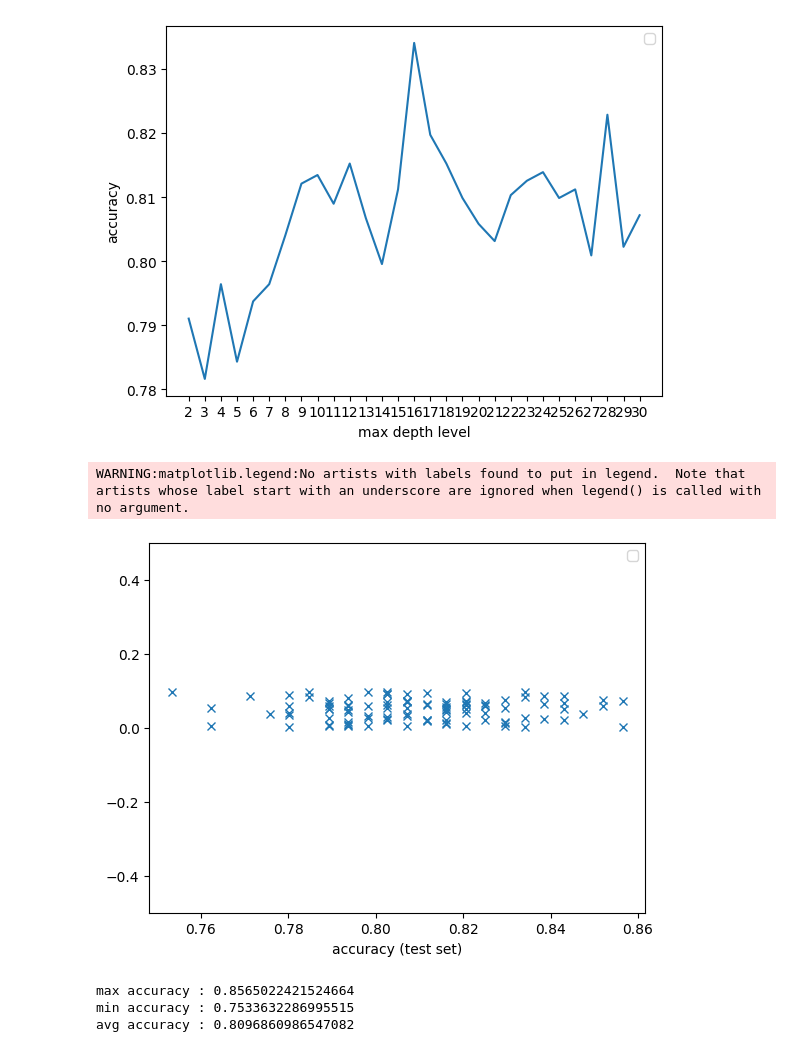
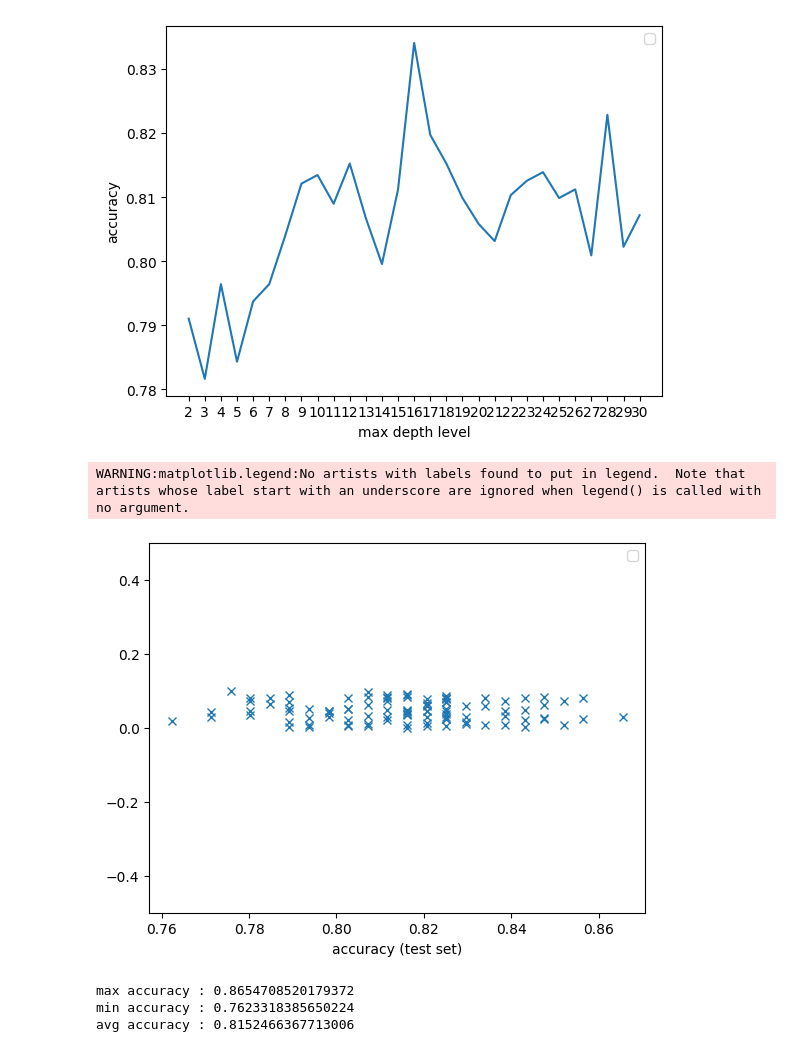
Before and after one commit to KnightChaser/ML-challenge, a Jupyter notebook: EX_challenging_problems/01_guessing_titanic_survivors/titanic_survivor_prediction_by_random_forest.ipynb, the cells around one changed output. Drawn from its saved outputs; the diff is of its cells as text; code cells hidden in the pictures.

```diff
--- a/EX_challenging_problems/01_guessing_titanic_survivors/titanic_survivor_prediction_by_random_forest.ipynb
+++ b/EX_challenging_problems/01_guessing_titanic_survivors/titanic_survivor_prediction_by_random_forest.ipynb
@@ -121,30 +121,30 @@ max accuracy: 0.8340807174887892 when 16
 # %%
 # get an average accuracy for multiple experiments
 import numpy as np
 import random
 
 accuracy_list = []
 
 trial = 100
 for _seq in range(trial):
-  accuracy_list.append(run_experiment(estimator = 8))
+  accuracy_list.append(run_experiment(estimator = 16))
 
 y_dummy_list = [random.random()/10 for _rand in range(trial)]
 ax = plt.gca()
 ax.set_ylim([-0.5, 0.5])
 plt.plot(accuracy_list, y_dummy_list, 'x')
 plt.xlabel("accuracy (test set)")
 plt.legend()
 plt.show()      # we don't need to take care about Matplotlib artist warning. Just ignore.
 
 # print(accuracy_list)
 # plt.plot(accuracy_list, np.zeros_like(accuracy_list))
 print(f"max accuracy : {max(accuracy_list)}")
 print(f"min accuracy : {min(accuracy_list)}")
 print(f"avg accuracy : {sum(accuracy_list) / len(accuracy_list)}")
 # %% [output]
 WARNING:matplotlib.legend:No artists with labels found to put in legend.  Note that artists whose label start with an underscore are ignored when legend() is called with no argument.
-[figure, old version]
+[figure, new version]
-max accuracy : 0.8565022421524664
-min accuracy : 0.7533632286995515
-avg accuracy : 0.8096860986547082
+max accuracy : 0.8654708520179372
+min accuracy : 0.7623318385650224
+avg accuracy : 0.8152466367713006
```
Also changed, not shown: 1 other file.
